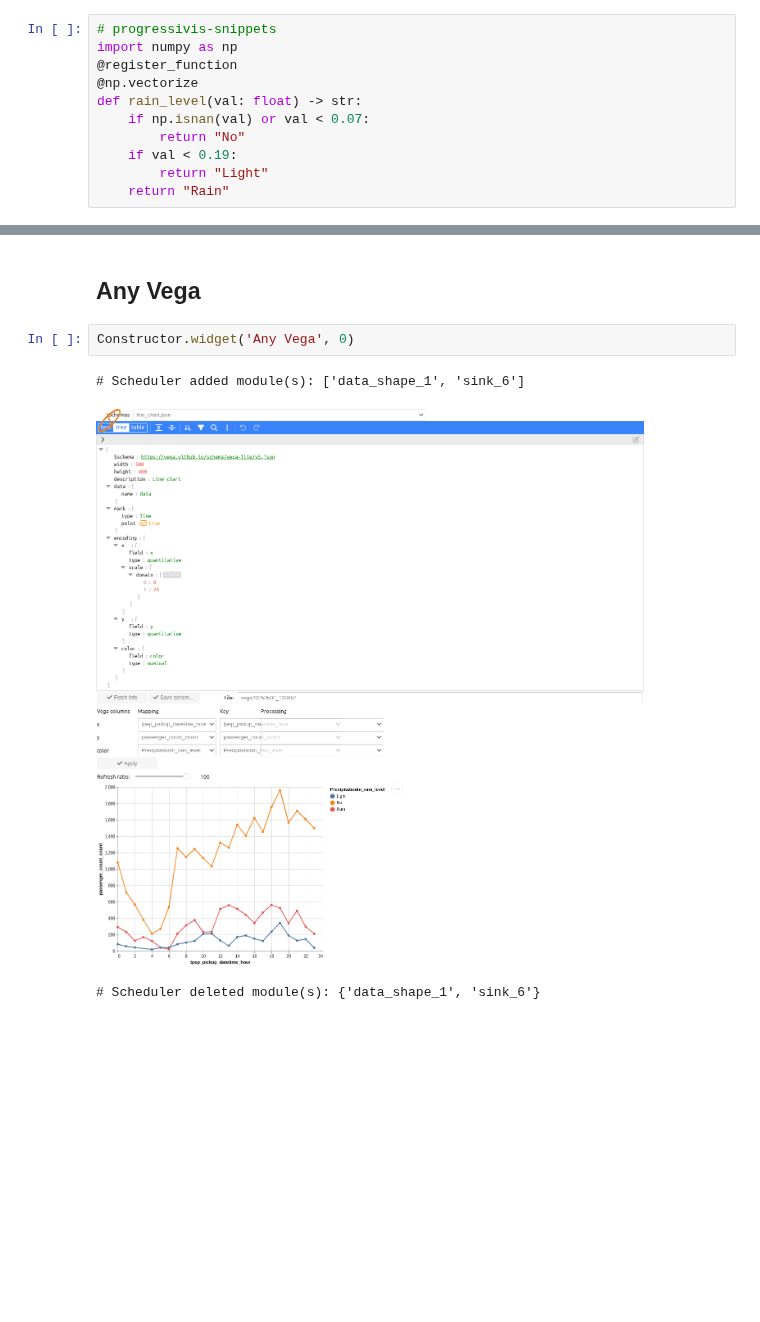
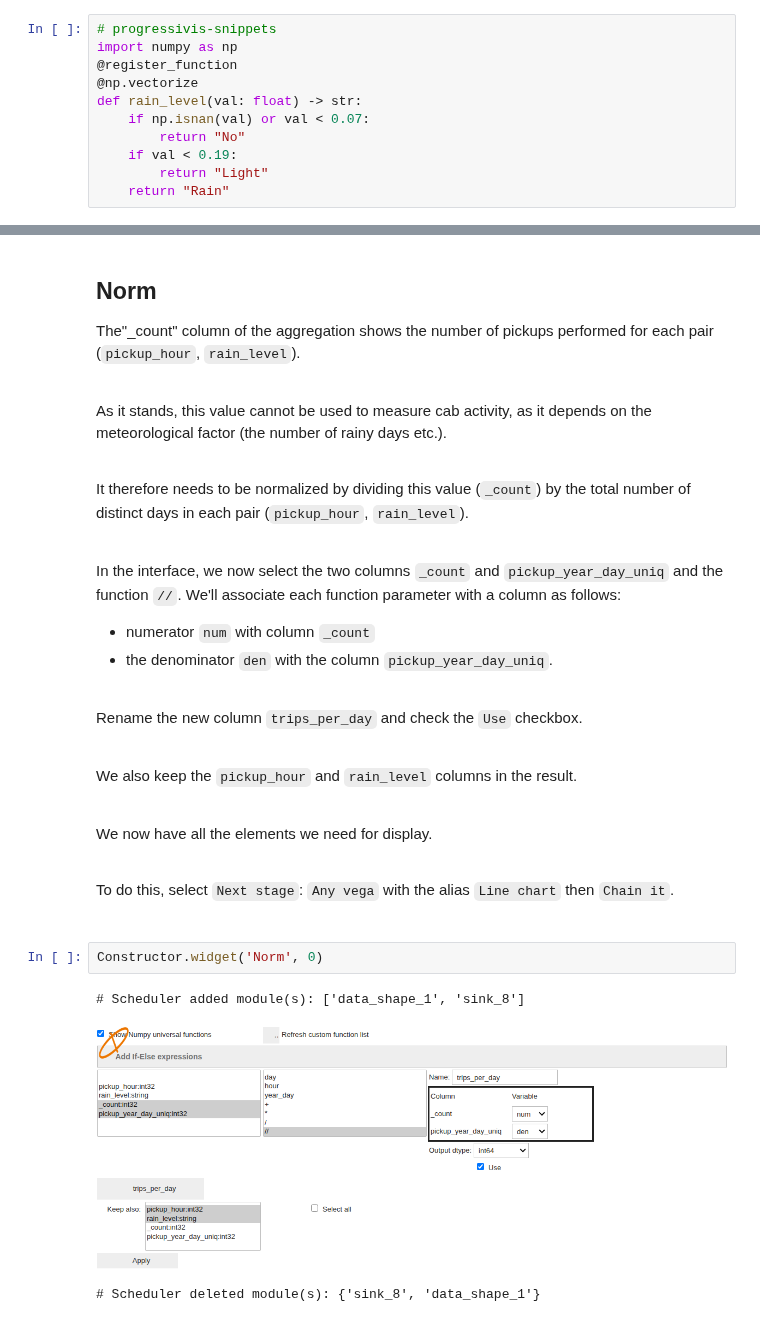
Before and after one commit to progressivis/ipyprogressivis, a Jupyter notebook: notebooks/taxis_precipitations_line_chart.ipynb, the cells around one changed output, grey strips where cells are left out. Cells and saved outputs as stored; diff of their text form; blank space fills up the shorter version.

```diff
--- a/notebooks/taxis_precipitations_line_chart.ipynb
+++ b/notebooks/taxis_precipitations_line_chart.ipynb
@@ -85,8 +209,26 @@ Constructor.widget('Aggregate', 0)
-# %% [markdown]
-## Any Vega
+# %% [markdown]
+## Norm
+The"_count" column of the aggregation shows the number of pickups performed for each pair (`pickup_hour`, `rain_level`).
+<pre></pre>
+As it stands, this value cannot be used to measure cab activity, as it depends on the meteorological factor (the number of rainy days etc.).
+<pre></pre>
+It therefore needs to be normalized by dividing this value (`_count`) by the total number of distinct days in each pair (`pickup_hour`, `rain_level`).
+<pre></pre>
+In the interface, we now select the two columns `_count` and `pickup_year_day_uniq` and the function `//`. We'll associate each function parameter with a column as follows:
+* numerator `num` with column `_count`
+* the denominator `den` with the column `pickup_year_day_uniq`.
+<pre></pre>
+Rename the new column `trips_per_day` and check the `Use` checkbox.
+<pre></pre>
+We also keep the `pickup_hour` and `rain_level` columns in the result.
+<pre></pre>
+We now have all the elements we need for display.
+<pre></pre>
+To do this, select `Next stage`: `Any vega` with the alias `Line chart` then `Chain it`.
+<pre></pre>
 # %%
-Constructor.widget('Any Vega', 0)
+Constructor.widget('Norm', 0)
 # %% [output]
-# Scheduler added module(s): ['data_shape_1', 'sink_6']
+# Scheduler added module(s): ['data_shape_1', 'sink_8']
-[figure, old version]
+[figure, new version]
-# Scheduler deleted module(s): {'data_shape_1', 'sink_6'}
+# Scheduler deleted module(s): {'sink_8', 'data_shape_1'}
```
Also changed, not shown: parts of 27 cells of this notebook, 1 other file.
